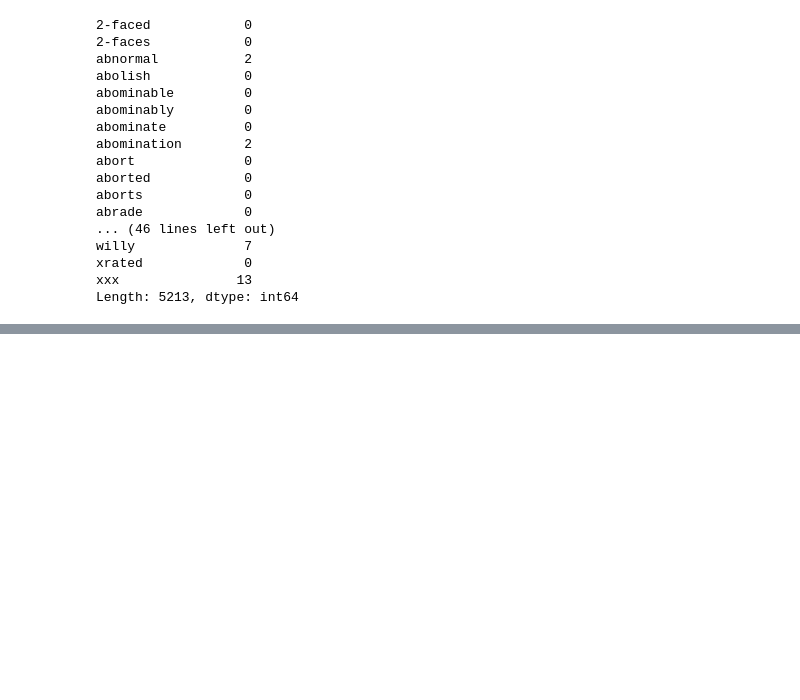
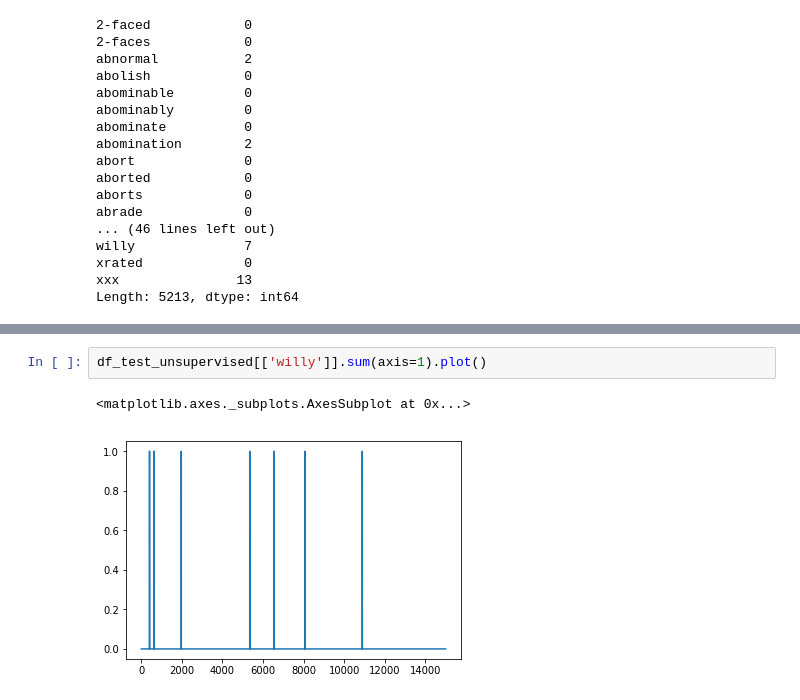
Before and after one commit to cinderlee/MachineLearningProject, a Jupyter notebook: unsupervised.ipynb, the cells around one changed output, grey strips where cells are left out. Drawn from its saved outputs; the diff is of its cells as text; blank space fills up the shorter version.

```diff
--- a/unsupervised.ipynb
+++ b/unsupervised.ipynb
@@ -51,0 +74,5 @@ Length: 5213, dtype: int64
+# %%
+df_test_unsupervised[['willy']].sum(axis=1).plot()
+# %% [output]
+<matplotlib.axes._subplots.AxesSubplot at 0x...>
+[figure, added]
```
Also changed, not shown: parts of 4 cells of this notebook.
